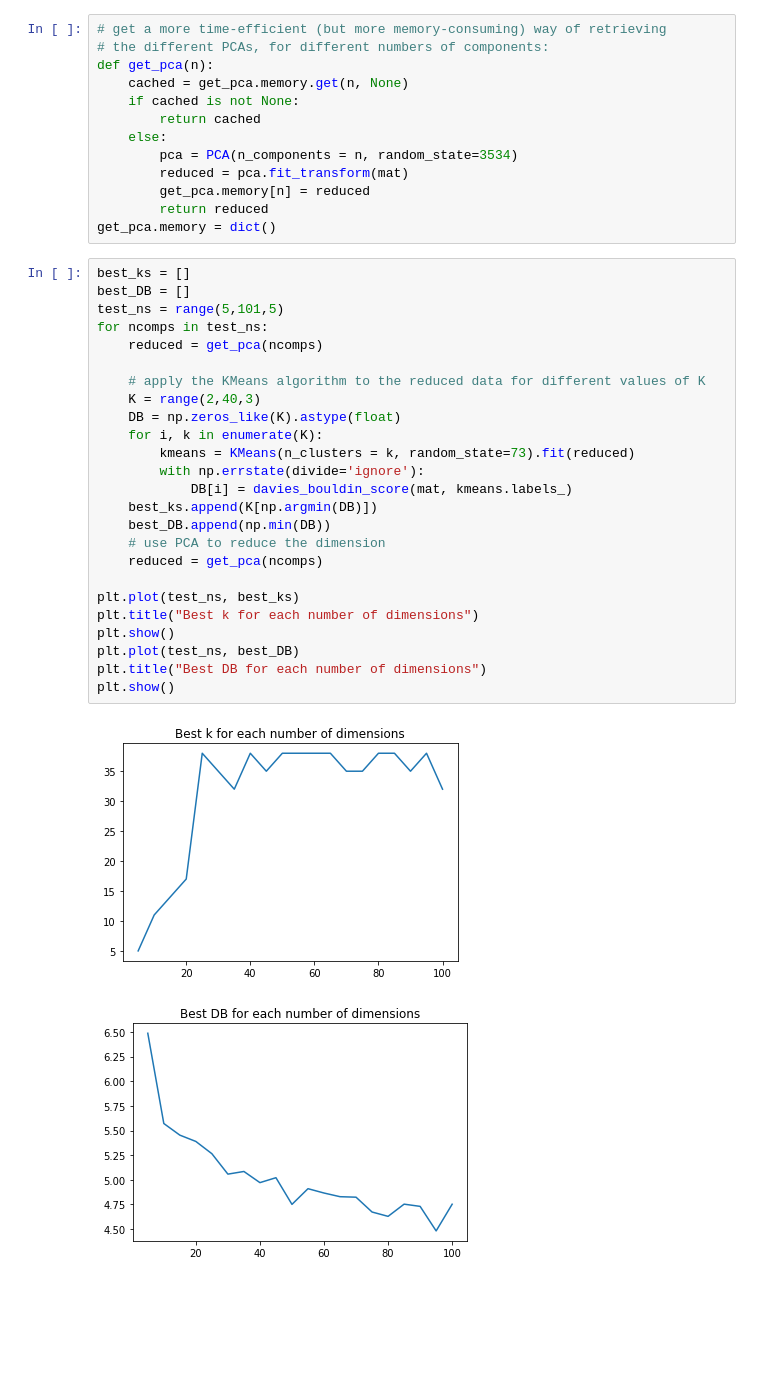
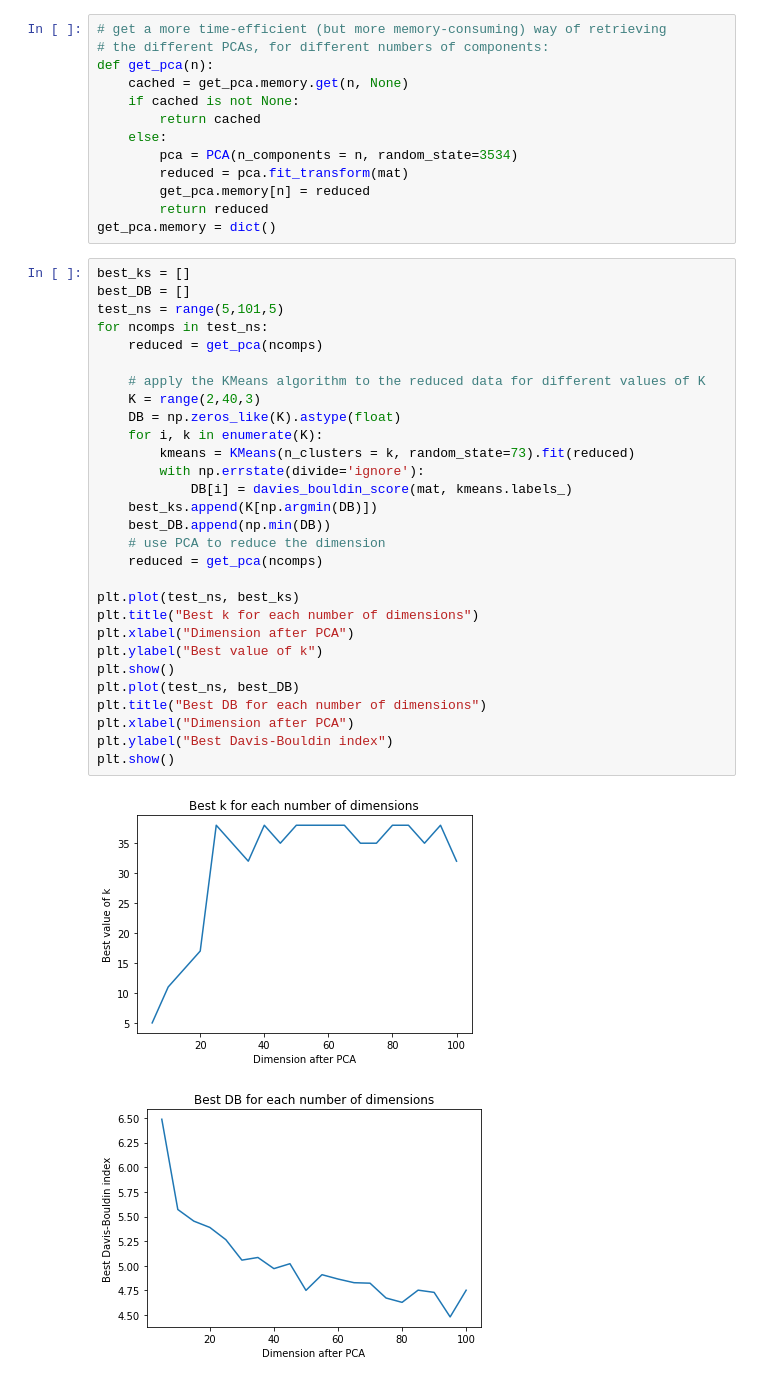
Before and after one commit to RojerGS/DataScience, a Jupyter notebook: TrumpTweetsClustering/oneHotPCA.ipynb, the cells around one changed output. Saved outputs shown, nothing was run; the diff lists cells and outputs as text; blank space fills up the shorter version.

```diff
--- a/TrumpTweetsClustering/oneHotPCA.ipynb
+++ b/TrumpTweetsClustering/oneHotPCA.ipynb
@@ -110,31 +110,35 @@ get_pca.memory = dict()
 # %%
 best_ks = []
 best_DB = []
 test_ns = range(5,101,5)
 for ncomps in test_ns:
     reduced = get_pca(ncomps)
 
     # apply the KMeans algorithm to the reduced data for different values of K
     K = range(2,40,3)
     DB = np.zeros_like(K).astype(float)
     for i, k in enumerate(K):
         kmeans = KMeans(n_clusters = k, random_state=73).fit(reduced)
         with np.errstate(divide='ignore'):
             DB[i] = davies_bouldin_score(mat, kmeans.labels_)
     best_ks.append(K[np.argmin(DB)])
     best_DB.append(np.min(DB))
     # use PCA to reduce the dimension
     reduced = get_pca(ncomps)
 
 plt.plot(test_ns, best_ks)
 plt.title("Best k for each number of dimensions")
+plt.xlabel("Dimension after PCA")
+plt.ylabel("Best value of k")
 plt.show()
 plt.plot(test_ns, best_DB)
 plt.title("Best DB for each number of dimensions")
+plt.xlabel("Dimension after PCA")
+plt.ylabel("Best Davis-Bouldin index")
 plt.show()
 # %% [output]
-[figure, old version]
+[figure, new version]
-[figure, old version]
+[figure, new version]
 # %%
 reduced = get_pca(20)
 
```
Also changed, not shown: parts of 4 cells of this notebook, 7 other files.
